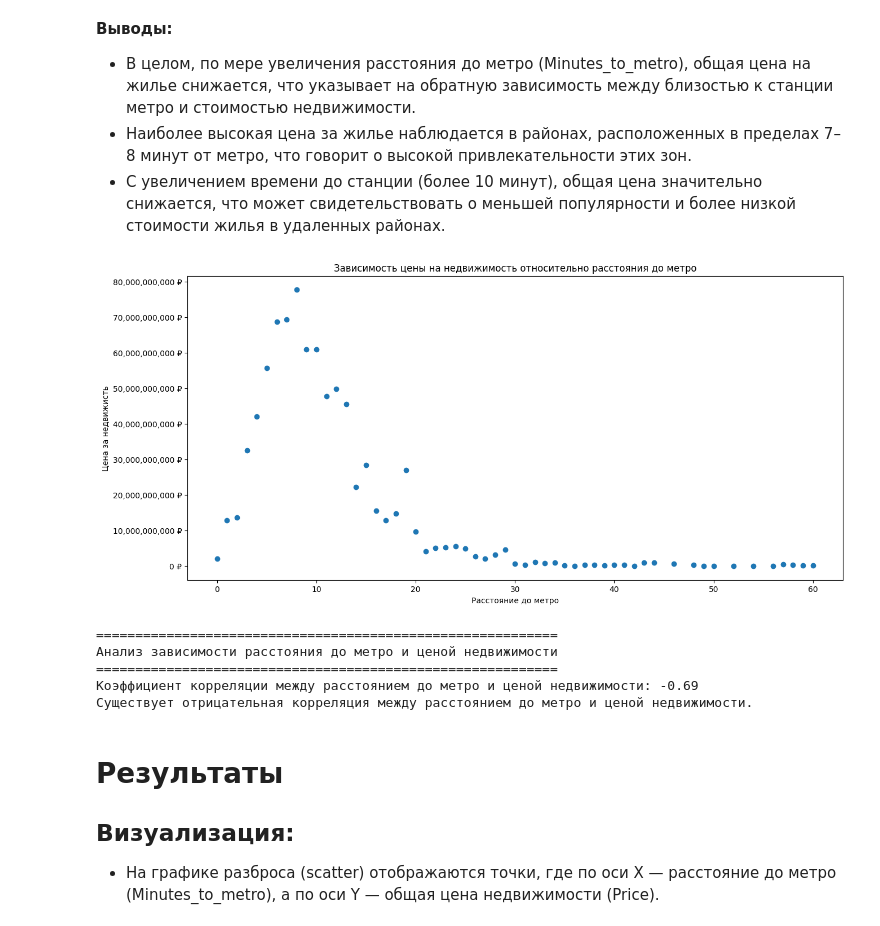
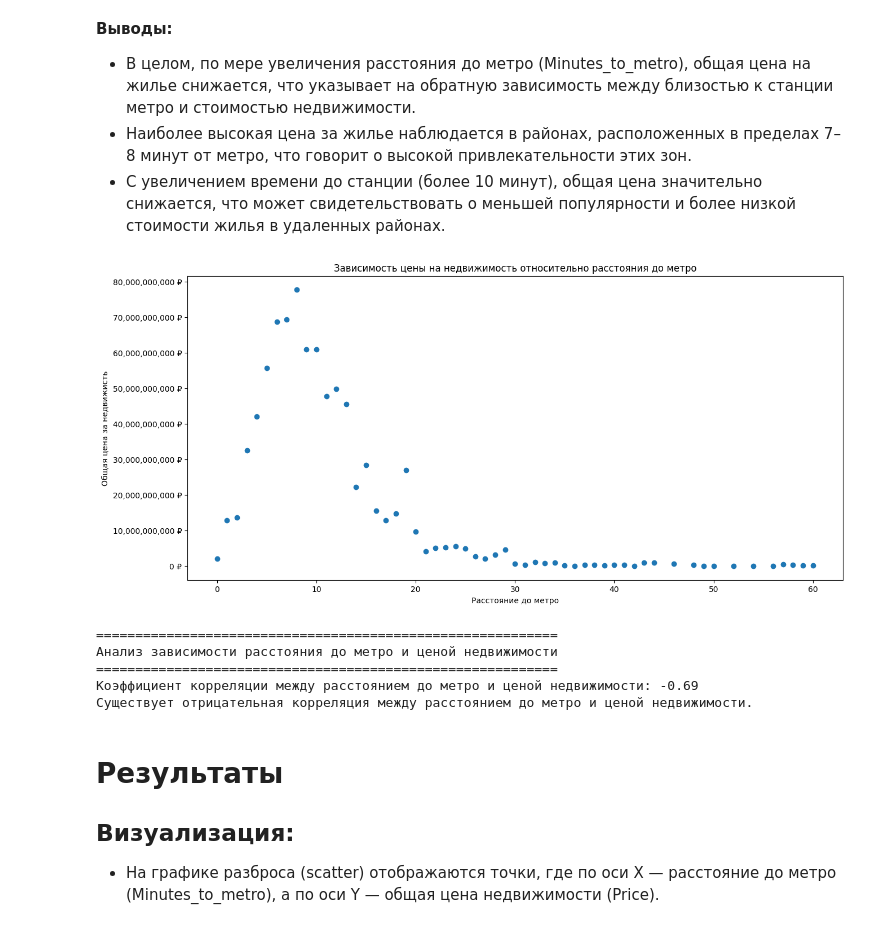
Before and after one commit to WhosArt/Moscow_housing_price, a Jupyter notebook: house_pricing/house_pricing.ipynb, the cells around one changed output. Saved outputs shown, nothing was run; the diff lists cells and outputs as text; code cells hidden in the pictures.

```diff
--- a/house_pricing/house_pricing.ipynb
+++ b/house_pricing/house_pricing.ipynb
@@ -321,36 +321,36 @@ df_ren_formatted.head(10)
 # %%
 # Создание scatter
 fig, ax = plt.subplots(figsize=(15, 7))
 
 # Диаграмма для оценки связи между ценами на жилье и близостью к станциям метро
 ax.scatter(data=housing_proximity, x = 'Minutes_to_metro', y = 'Price')
 
 # Настройка осей и названия
 plt.title('Зависимость цены на недвижимость относительно расстояния до метро')
 plt.xlabel('Расстояние до метро')
-plt.ylabel('Цена за недвижисть')
+plt.ylabel('Общая цена за недвижисть')
 
-# Форматирование оси y для отображения с символом рубля
+# Форматирование оси y
 ax.yaxis.set_major_formatter(ticker.FuncFormatter(lambda x, pos: f'{int(x):,} ₽'))
 
 # Отображение графика
 plt.show()
 
 # Анализируем корреляцию между расстоянием до метро и ценой недвижимости
 corr_metro = housing_proximity['Price'].corr(housing_proximity['Minutes_to_metro'])
 print("===========================================================")
 print("Анализ зависимости расстояния до метро и ценой недвижимости")
 print("===========================================================")
 print(f"Коэффициент корреляции между расстоянием до метро и ценой недвижимости: {corr_metro:.2f}")
 
 
 # Интерпретация корреляции между расстоянием до метро и ценойнедвижимости
 if corr_metro > 0:
     print("Существует положительная корреляция между расстоянием до метро и ценой недвижимости.")
 else:
     print("Существует отрицательная корреляция между расстоянием до метро и ценой недвижимости.")
 # %% [output]
-[figure, old version]
+[figure, new version]
 ===========================================================
 Анализ зависимости расстояния до метро и ценой недвижимости
 ===========================================================
```
Also changed, not shown: parts of 2 cells of this notebook.
